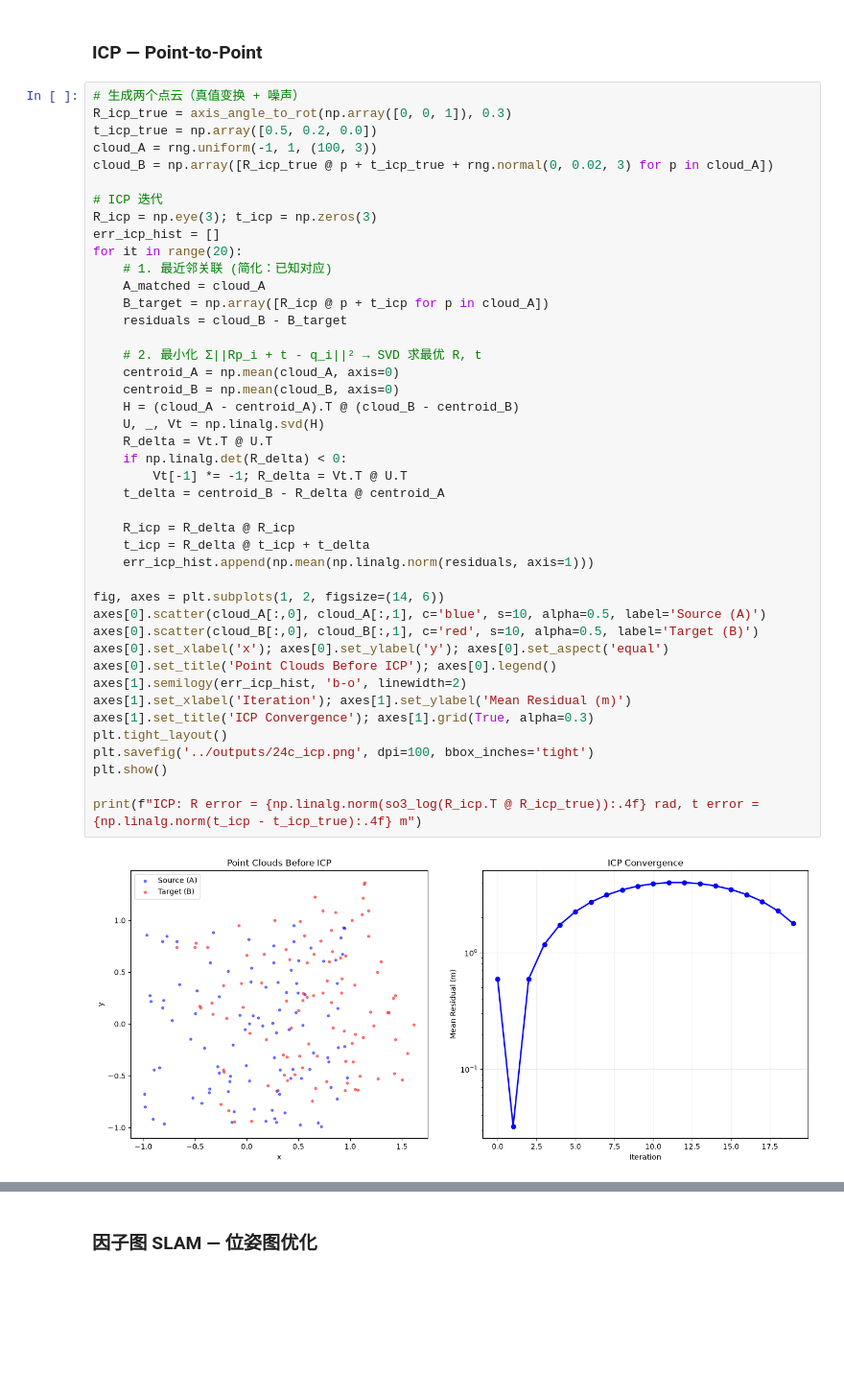
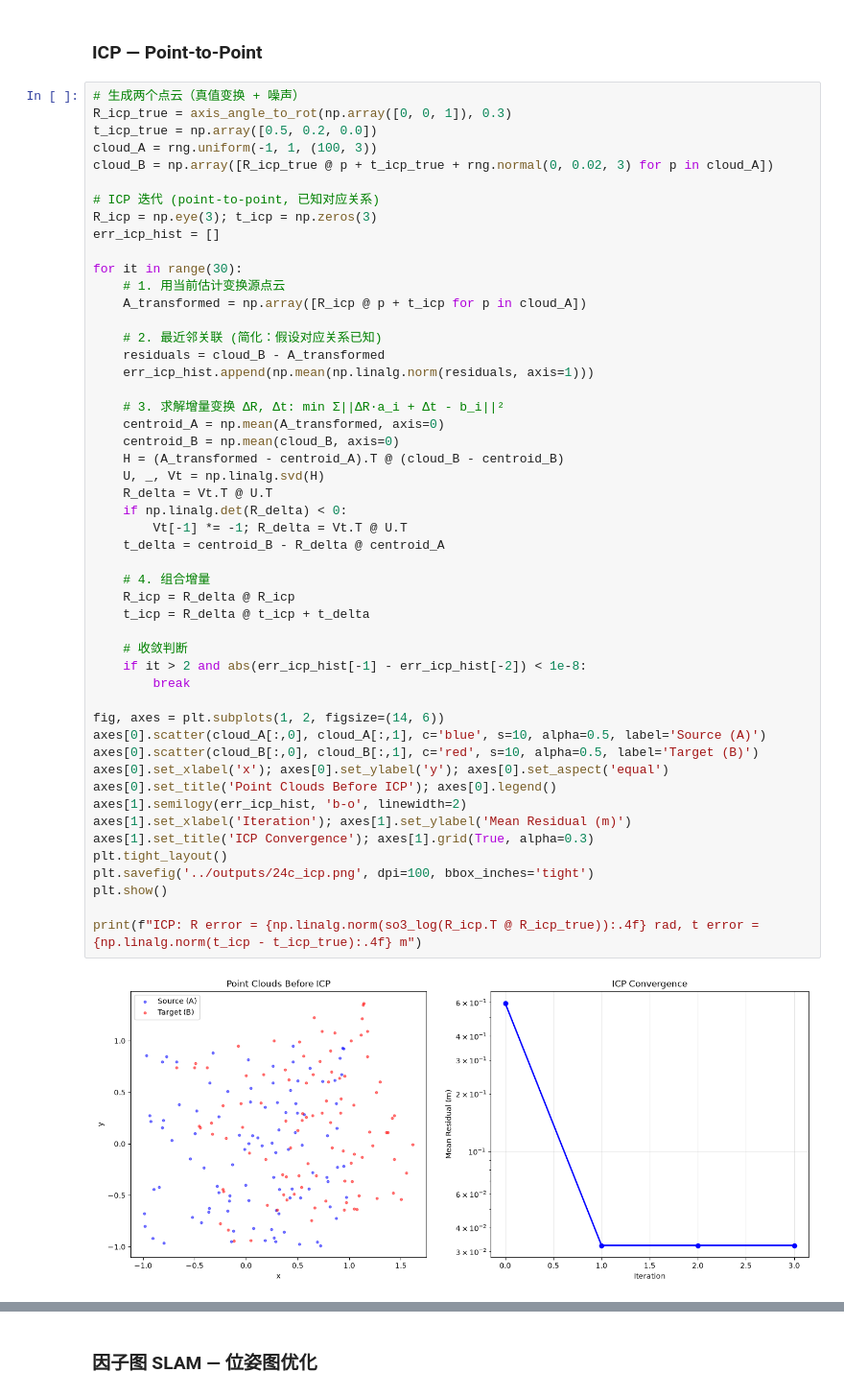
Before and after one commit to hhtbbc/roboticsselflearning, a Jupyter notebook: notebooks/24c_pnp_icp_slam.ipynb, the cells around one changed output, grey strips where cells are left out. Shown at 96% size. Drawn from its saved outputs; the diff is of its cells as text; blank space fills up the shorter version.

```diff
--- a/notebooks/24c_pnp_icp_slam.ipynb
+++ b/notebooks/24c_pnp_icp_slam.ipynb
@@ -81,41 +81,48 @@ t_icp_true = np.array([0.5, 0.2, 0.0])
 cloud_A = rng.uniform(-1, 1, (100, 3))
 cloud_B = np.array([R_icp_true @ p + t_icp_true + rng.normal(0, 0.02, 3) for p in cloud_A])
 
-# ICP 迭代
+# ICP 迭代 (point-to-point, 已知对应关系)
 R_icp = np.eye(3); t_icp = np.zeros(3)
 err_icp_hist = []
-for it in range(20):
-    # 1. 最近邻关联 (简化：已知对应)
-    A_matched = cloud_A
-    B_target = np.array([R_icp @ p + t_icp for p in cloud_A])
-    residuals = cloud_B - B_target
 
-    # 2. 最小化 Σ||Rp_i + t - q_i||² → SVD 求最优 R, t
-    centroid_A = np.mean(cloud_A, axis=0)
+for it in range(30):
+    # 1. 用当前估计变换源点云
+    A_transformed = np.array([R_icp @ p + t_icp for p in cloud_A])
+
+    # 2. 最近邻关联 (简化：假设对应关系已知)
+    residuals = cloud_B - A_transformed
+    err_icp_hist.append(np.mean(np.linalg.norm(residuals, axis=1)))
+
+    # 3. 求解增量变换 ΔR, Δt: min Σ||ΔR·a_i + Δt - b_i||²
+    centroid_A = np.mean(A_transformed, axis=0)
     centroid_B = np.mean(cloud_B, axis=0)
-    H = (cloud_A - centroid_A).T @ (cloud_B - centroid_B)
+    H = (A_transformed - centroid_A).T @ (cloud_B - centroid_B)
     U, _, Vt = np.linalg.svd(H)
     R_delta = Vt.T @ U.T
     if np.linalg.det(R_delta) < 0:
         Vt[-1] *= -1; R_delta = Vt.T @ U.T
     t_delta = centroid_B - R_delta @ centroid_A
 
+    # 4. 组合增量
     R_icp = R_delta @ R_icp
     t_icp = R_delta @ t_icp + t_delta
-    err_icp_hist.append(np.mean(np.linalg.norm(residuals, axis=1)))
+
+    # 收敛判断
+    if it > 2 and abs(err_icp_hist[-1] - err_icp_hist[-2]) < 1e-8:
+        break
 
 fig, axes = plt.subplots(1, 2, figsize=(14, 6))
 axes[0].scatter(cloud_A[:,0], cloud_A[:,1], c='blue', s=10, alpha=0.5, label='Source (A)')
 axes[0].scatter(cloud_B[:,0], cloud_B[:,1], c='red', s=10, alpha=0.5, label='Target (B)')
 axes[0].set_xlabel('x'); axes[0].set_ylabel('y'); axes[0].set_aspect('equal')
 axes[0].set_title('Point Clouds Before ICP'); axes[0].legend()
 axes[1].semilogy(err_icp_hist, 'b-o', linewidth=2)
 axes[1].set_xlabel('Iteration'); axes[1].set_ylabel('Mean Residual (m)')
 axes[1].set_title('ICP Convergence'); axes[1].grid(True, alpha=0.3)
 plt.tight_layout()
 plt.savefig('../outputs/24c_icp.png', dpi=100, bbox_inches='tight')
 plt.show()
 
 print(f"ICP: R error = {np.linalg.norm(so3_log(R_icp.T @ R_icp_true)):.4f} rad, t error = {np.linalg.norm(t_icp - t_icp_true):.4f} m")
 # %% [output]
-[figure, old version]
+[figure, new version]
```
Also changed, not shown: parts of 2 cells of this notebook, 3 other files.
